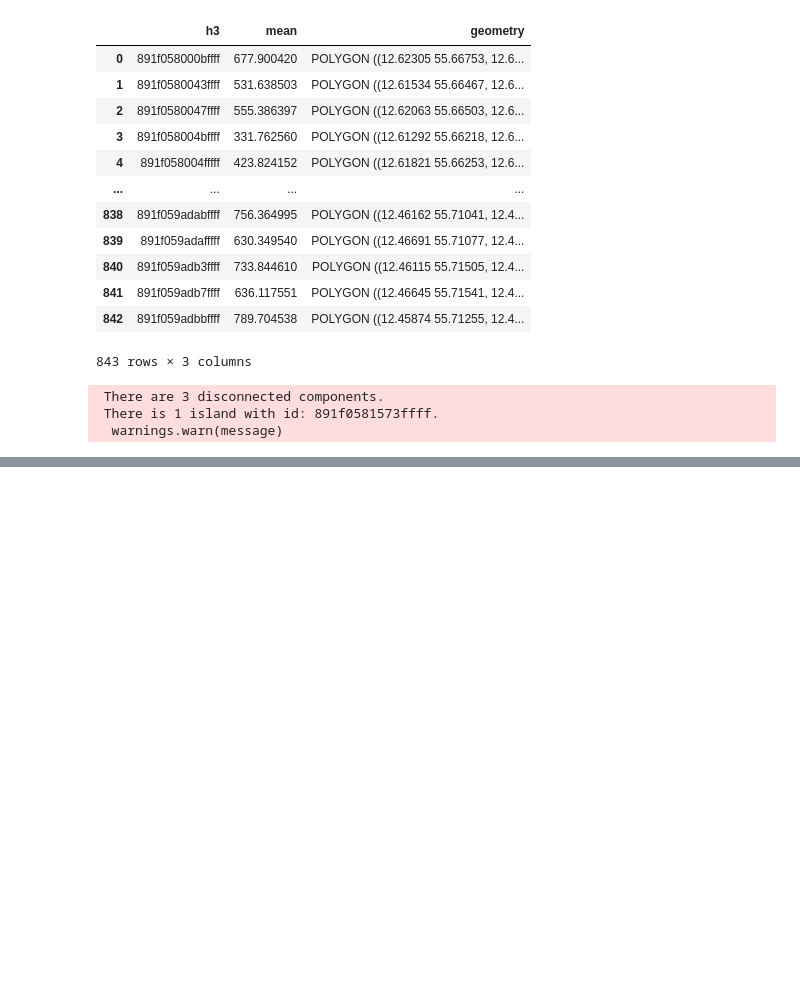
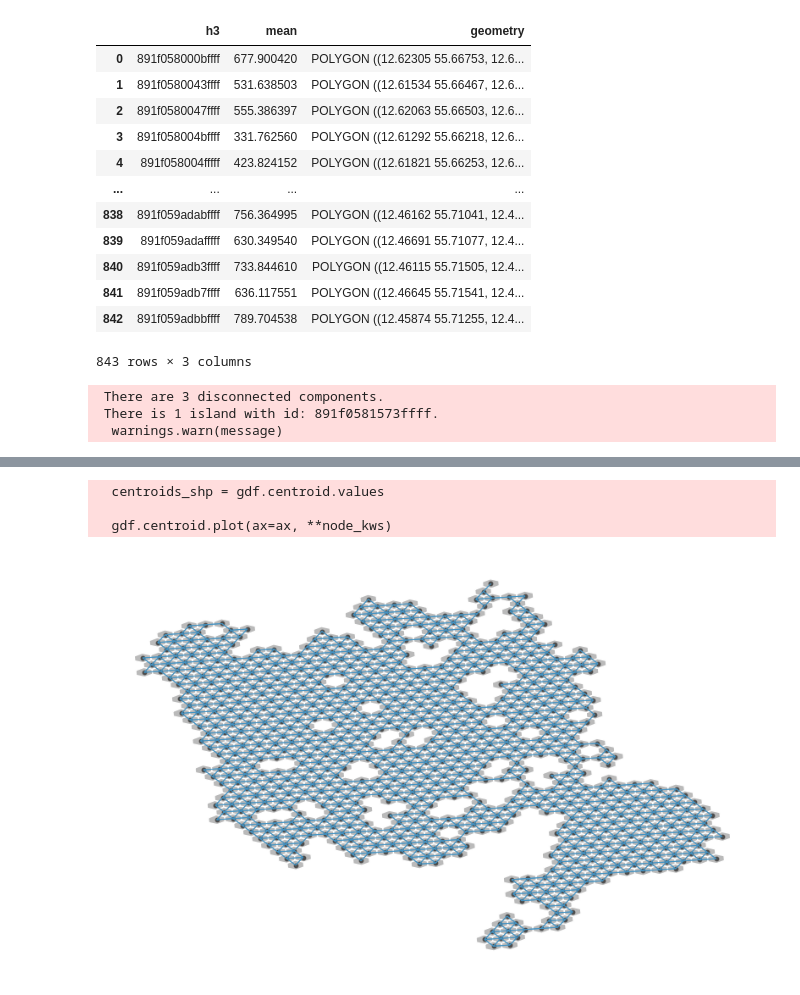
Before and after one commit to MiriamEspinosa/QoL_Copenhagen, a Jupyter notebook: notebooks/clustering.ipynb, the cells around one changed output, grey strips where cells are left out. Saved outputs shown, nothing was run; the diff lists cells and outputs as text; code cells hidden in the pictures; blank space fills up the shorter version.

```diff
--- a/notebooks/clustering.ipynb
+++ b/notebooks/clustering.ipynb
@@ -187,0 +240,16 @@ w = weights.Queen.from_dataframe(gdf, ids="h3")
+# %%
+# Now that islands are removed, reset the weights
+w = weights.Queen.from_dataframe(gdf, ids="h3")
+# %%
+# Row standardize the matrix
+w.transform = 'R'
+# %%
+# This plot might not be relevant
+
+# Connectivity graph
+plot_spatial_weights(w, gdf, indexed_on="h3");
+# %% [output]
+  centroids_shp = gdf.centroid.values
+
+  gdf.centroid.plot(ax=ax, **node_kws)
+[figure, added]
```
Also changed, not shown: parts of 30 cells of this notebook.
